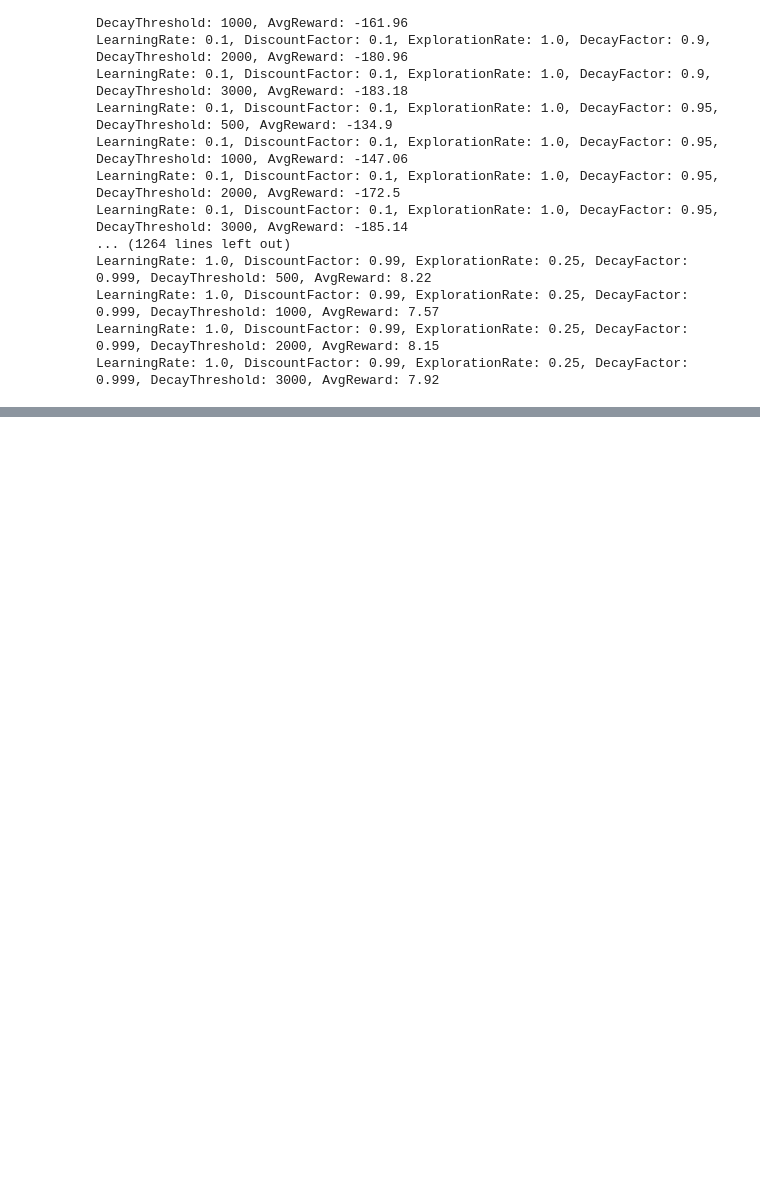
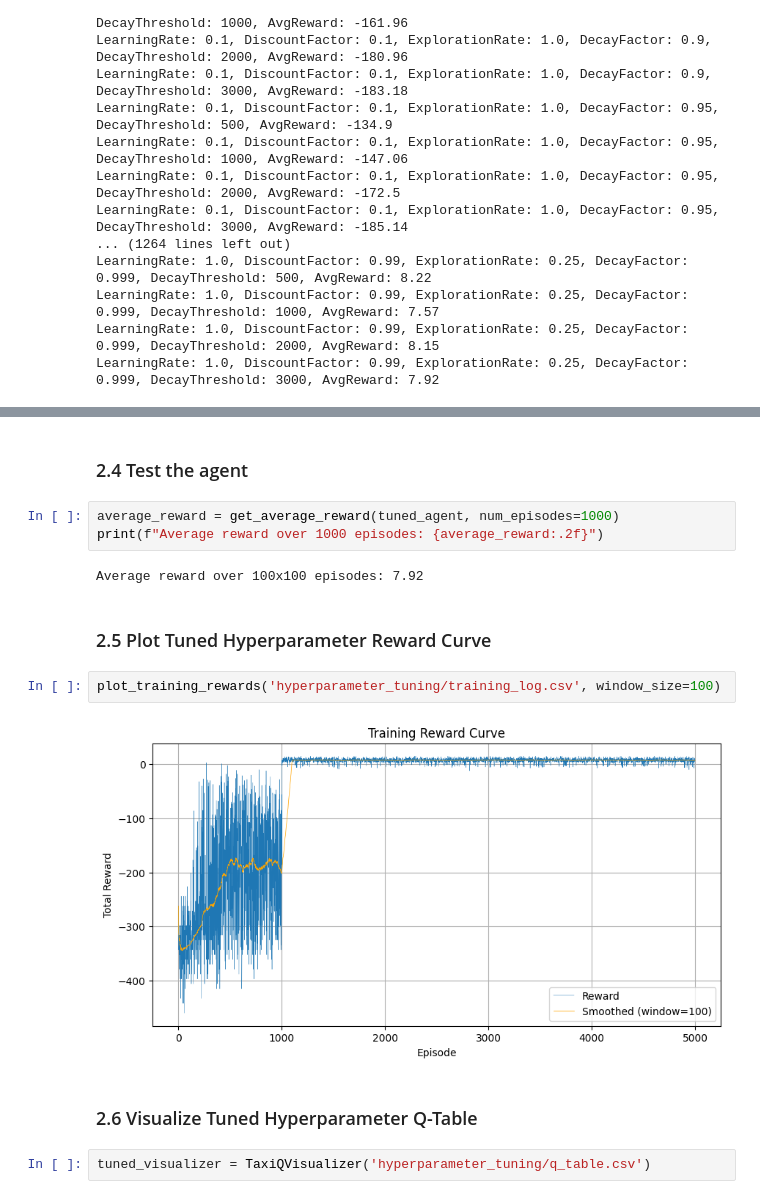
Before and after one commit to syedtaha22/taxi-q-learning-agent, a Jupyter notebook: analysis.ipynb, the cells around one changed output, grey strips where cells are left out. Drawn from its saved outputs; the diff is of its cells as text; blank space fills up the shorter version.

```diff
--- a/analysis.ipynb
+++ b/analysis.ipynb
@@ -182,0 +270,17 @@ LearningRate: 1.0, DiscountFactor: 0.99, ExplorationRate: 0.25, DecayFactor: 0.9
+# %% [markdown]
+### 2.4 Test the agent
+# %%
+average_reward = get_average_reward(tuned_agent, num_episodes=1000)
+print(f"Average reward over 1000 episodes: {average_reward:.2f}")
+# %% [output]
+Average reward over 100x100 episodes: 7.92
+# %% [markdown]
+### 2.5 Plot Tuned Hyperparameter Reward Curve
+# %%
+plot_training_rewards('hyperparameter_tuning/training_log.csv', window_size=100)
+# %% [output]
+[figure, added]
+# %% [markdown]
+### 2.6 Visualize Tuned Hyperparameter Q-Table
+# %%
+tuned_visualizer = TaxiQVisualizer('hyperparameter_tuning/q_table.csv')
```
Also changed, not shown: parts of 29 cells of this notebook.
